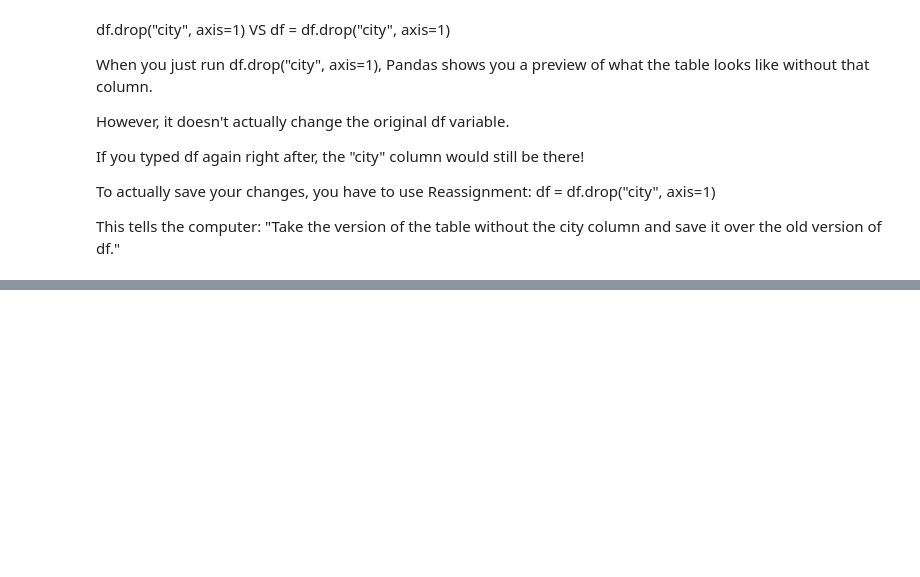
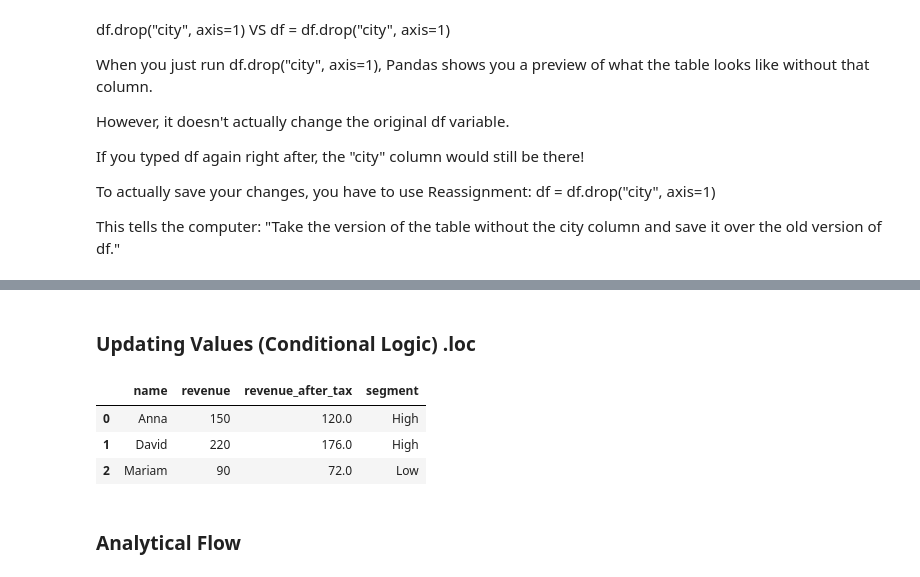
Before and after one commit to Talinshv/data_analytics_with_python, a Jupyter notebook: notebooks/03_python_basic_syntax.ipynb, the cells around one changed output, grey strips where cells are left out. Saved outputs shown, nothing was run; the diff lists cells and outputs as text; code cells hidden in the pictures; blank space fills up the shorter version.

```diff
--- a/notebooks/03_python_basic_syntax.ipynb
+++ b/notebooks/03_python_basic_syntax.ipynb
@@ -533,0 +552,13 @@ This tells the computer: "Take the version of the table without the city column
+# %% [markdown]
+### Updating Values (Conditional Logic) .loc
+# %%
+df.loc[df["revenue"] < 100, "segment"] = "Low"
+df.loc[df["revenue"] >= 100, "segment"] = "High"
+df
+# %% [output]
+|  | name | revenue | revenue_after_tax | segment |
+| 0 | Anna | 150 | 120.0 | High |
+| 1 | David | 220 | 176.0 | High |
+| 2 | Mariam | 90 | 72.0 | Low |
+# %% [markdown]
+### Analytical Flow
```
Also changed, not shown: parts of 40 cells of this notebook.
